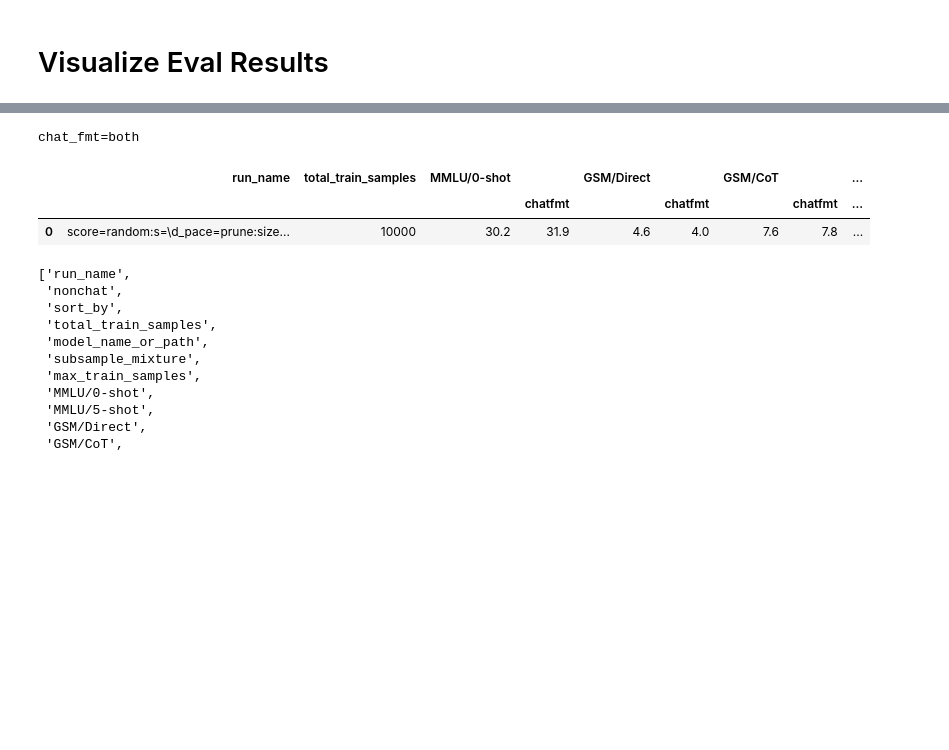
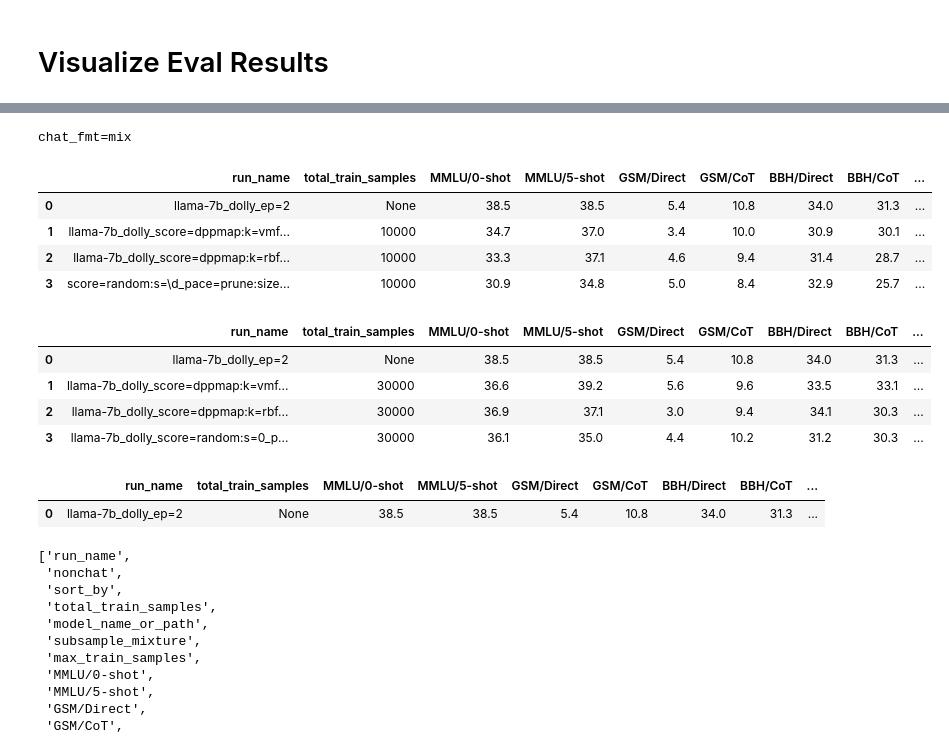
Before and after one commit to tt6746690/open-instruct, a Jupyter notebook: scripts/gen_cmds.ipynb, the cells around one changed output, grey strips where cells are left out. Saved outputs shown, nothing was run; the diff lists cells and outputs as text; code cells hidden in the pictures; blank space fills up the shorter version.

```diff
--- a/scripts/gen_cmds.ipynb
+++ b/scripts/gen_cmds.ipynb
@@ -793,8 +795,8 @@ task_names_chateval = task_names_mtbench + task_names_alpacafarm
 # # oi5
 # exp_dir = 'results/oi2'
 # exp_dir = 'results/oi5_flan_v2:llama-7b'
-# exp_dir = 'results/oi5_dolly:llama-7b'
-exp_dir = 'results/oi5_oasst1:llama-7b'
+exp_dir = 'results/oi5_dolly:llama-7b'
+# exp_dir = 'results/oi5_oasst1:llama-7b'
 # exp_dir = 'results/oi5_oasst1:llama-7b_debug'
 # exp_dir = 'results/oi5_stanford_alpaca:llama-7b'
 # exp_dir = 'results/oi5_wizardlmv2:llama-7b'
@@ -804,10 +806,10 @@ exp_dir = 'results/oi5_oasst1:llama-7b'
 # exp_dir = 'results/oi5_open_orca_slim:llama-7b'
 # exp_dir = 'results/dpo1'
 # exp_dir = 'results/dpo2_ultrafeedback:llama-7b+sharegptv2ep2'
-# subdir_filter_fn = lambda x: '_aimos' in x
-task_names = task_names + task_names_chatfmt
+subdir_filter_fn = lambda x: 'size=10000:ep=10' in x
+# task_names = task_names + task_names_chatfmt
 # task_names = task_names_alpacafarm; definitely_run_mtbench_on_non_alt7b_queue = False
-# task_names = task_names_mtbench; definitely_run_mtbench_on_non_alt7b_queue = False
+task_names = task_names_mtbench; definitely_run_mtbench_on_non_alt7b_queue = False
 # task_names = task_names
 # task_names = ['alpacafarm_ann=gpt35:turbo:1106_chatfmt']
 
@@ -817,6 +819,7 @@ test_run = bool(test_run)
 
 num_gpus = 1
 if arch == 'x86_64': # ccc
+
     if definitely_run_mtbench_on_non_alt7b_queue:
         gpu_type = 'v100'; num_cpus = int(32/8*num_gpus); cpu_mem = int(240/8*num_gpus)
     else:
@@ -1303,8 +1342,8 @@ use_normalized_preferred_metric = False
 # dataset = 'oasst1'
 # dataset = 'dolly'
 dataset_list = [
-#     'dolly',
-    'oasst1',
+    'dolly',
+#     'oasst1',
 #     'flan_v2',
 #     'stanford_alpaca',
 #     'wizardlmv2',
@@ -1391,10 +1430,10 @@ if oom_eval_paths: print(oom_eval_paths)
 cols_avg_blacklist = ['AlpacaFarm/Len']
 
 # chat_fmt = False
-# chat_fmt = True
-chat_fmt = 'both'
+chat_fmt = True
+# chat_fmt = 'both'
 # chat_fmt = 'auto' # base model no chatfmt, tuned model with chatfmt
-# chat_fmt = 'mix'  # non-alpacaeval no chatfmt, alpacaeval chatfmt
+chat_fmt = 'mix'  # non-alpacaeval no chatfmt, alpacaeval chatfmt
 ft_args_fields = {
     'run_name': ('run_name',),
     'model_name_or_path': ('model_args.model_name_or_path', 'model_name_or_path'),
@@ -1507,37 +1546,46 @@ else:
                 dfc = pd_average_col_contains_substr(dfc, col_runname, 'score=random:s=\d_pace=prune:size=150000:ep=3', substitute=substitute)
                 dfc = pd_average_col_contains_substr(dfc, col_runname, 'score=random:s=\d_pace=prune:size=150000:ep=1', substitute=substitute)
                 dfc = pd_average_col_contains_substr(dfc, col_runname, 'score=random:s=\d_pace=prune:size=100000', substitute=substitute)
                 dfc = pd_average_col_contains_substr(dfc, col_runname, 'score=random:s=\d_pace=prune:size=200000', substitute=substitute)
                 dfc = pd_average_col_contains_substr(dfc, col_runname, 'score=random:s=\d_pace=prune:size=400000', substitute=substitute)
                 #     dfc = dfc.sort_values(['ranking'], ascending=False)
                 col = ('Average', 'chatfmt') if chat_fmt == 'both' else 'Average'
             #     col = 'AlpacaFarm/WR'
             #     col = 'MMLU/0-shot'|
             #     col = 'GSM/CoT'
             #     col = 'BBH/Direct'
             #     col = 'TydiQA/GP'
                 dfc = dfc.sort_values(by=[col], ascending=False)
                 dfc = dfc.drop(columns=['model_name_or_path', 'subsample_mixture', 'max_train_samples', 'dataset'],
                                axis=1, level=0 if chat_fmt=='both' else None)
                 dfc = dfc.reset_index(drop=True)
                 display(dfc
                         .style
                         .applymap(lambda x: f'max-width: 60ch;', subset=['run_name'])
                         .set_table_styles([{'selector': 'td', 'props': [('white-space', 'pre-wrap'), ('word-wrap', 'break-word')]}])
                         .set_properties(**{'text-align': 'left'})
                         .background_gradient(cmap ='coolwarm')
                         .applymap(lambda x: 'text-decoration: underline;' \
                                   if x in dfc[list(set(dfc.columns) & set([(x, '') for x in cols]))+[col] if chat_fmt=='both' else cols+[col]].values.flatten() and chat_fmt=='both' else '')
                         .format(precision=1))
 
 # llama-7b_tulu_v1_mix(paper)
 # MMLU/0-shot, MMLU/5-shot, GSM/Direct, GSM/CoT, BBH/Direct, BBH/CoT, TydiQA/GP, TydiQA/CB, CodexEval/Pass@1, AlpacaEval(vs.Davinci-003)
 # 44.8       , 47.1       , 7.0       , 25.0   , 38.5      , 38.5   , 43.5,    , 8.0      , 18.6,           , 48.6
 # %% [output]
-chat_fmt=both
+chat_fmt=mix
-|  | run_name | total_train_samples | MMLU/0-shot |  | GSM/Direct |  | GSM/CoT |  | ... |
-|  |  |  |  | chatfmt |  | chatfmt |  | chatfmt | ... |
-| 0 | score=random:s=\d_pace=prune:size... | 10000 | 30.2 | 31.9 | 4.6 | 4.0 | 7.6 | 7.8 | ... |
+|  | run_name | total_train_samples | MMLU/0-shot | MMLU/5-shot | GSM/Direct | GSM/CoT | BBH/Direct | BBH/CoT | ... |
+| 0 | llama-7b_dolly_ep=2 | None | 38.5 | 38.5 | 5.4 | 10.8 | 34.0 | 31.3 | ... |
+| 1 | llama-7b_dolly_score=dppmap:k=vmf... | 10000 | 34.7 | 37.0 | 3.4 | 10.0 | 30.9 | 30.1 | ... |
+| 2 | llama-7b_dolly_score=dppmap:k=rbf... | 10000 | 33.3 | 37.1 | 4.6 | 9.4 | 31.4 | 28.7 | ... |
+| 3 | score=random:s=\d_pace=prune:size... | 10000 | 30.9 | 34.8 | 5.0 | 8.4 | 32.9 | 25.7 | ... |
+|  | run_name | total_train_samples | MMLU/0-shot | MMLU/5-shot | GSM/Direct | GSM/CoT | BBH/Direct | BBH/CoT | ... |
+| 0 | llama-7b_dolly_ep=2 | None | 38.5 | 38.5 | 5.4 | 10.8 | 34.0 | 31.3 | ... |
+| 1 | llama-7b_dolly_score=dppmap:k=vmf... | 30000 | 36.6 | 39.2 | 5.6 | 9.6 | 33.5 | 33.1 | ... |
+| 2 | llama-7b_dolly_score=dppmap:k=rbf... | 30000 | 36.9 | 37.1 | 3.0 | 9.4 | 34.1 | 30.3 | ... |
+| 3 | llama-7b_dolly_score=random:s=0_p... | 30000 | 36.1 | 35.0 | 4.4 | 10.2 | 31.2 | 30.3 | ... |
+|  | run_name | total_train_samples | MMLU/0-shot | MMLU/5-shot | GSM/Direct | GSM/CoT | BBH/Direct | BBH/CoT | ... |
+| 0 | llama-7b_dolly_ep=2 | None | 38.5 | 38.5 | 5.4 | 10.8 | 34.0 | 31.3 | ... |
 # %%
 from rosemary import parse_kv_from_string
 
```
Also changed, not shown: parts of 7 cells of this notebook, 3 other files.
